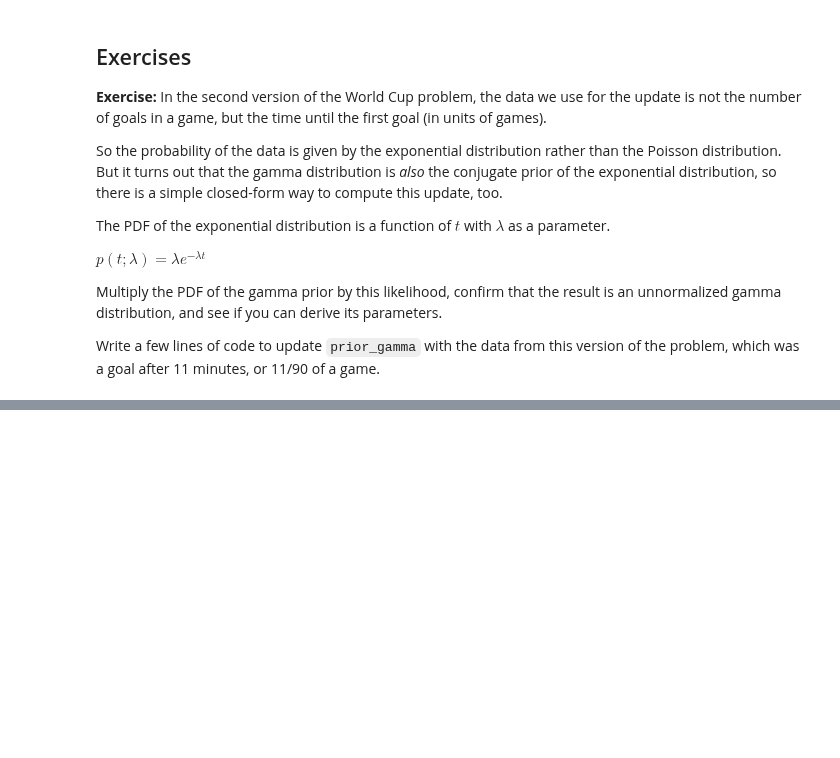
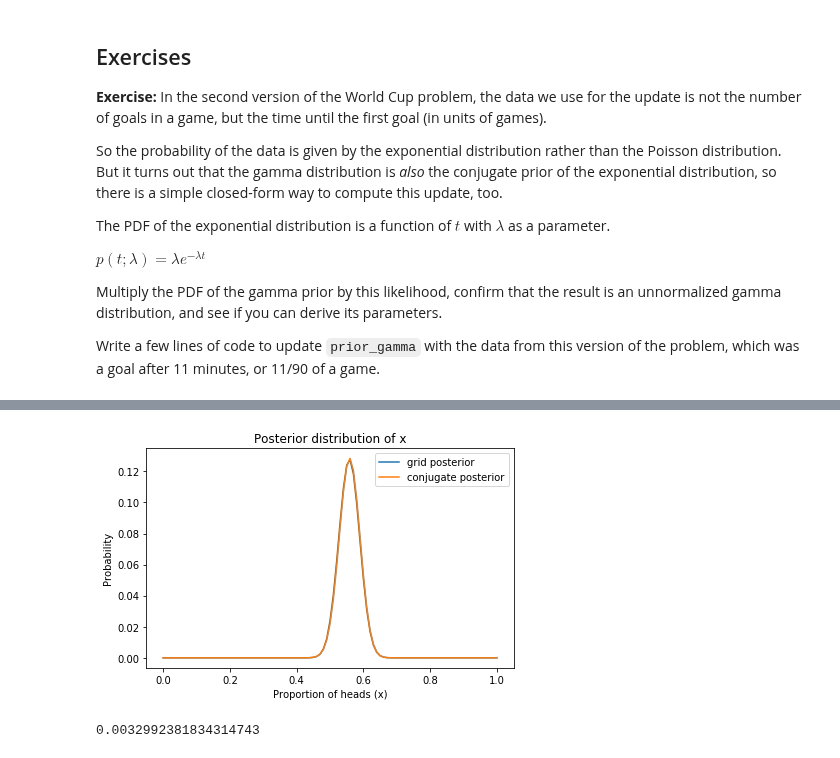
Before and after one commit to AllenDowney/ThinkBayes2, a Jupyter notebook: code/soln/chap17soln.ipynb, the cells around one changed output, grey strips where cells are left out. Saved outputs shown, nothing was run; the diff lists cells and outputs as text; code cells hidden in the pictures; blank space fills up the shorter version.

```diff
--- a/code/soln/chap17soln.ipynb
+++ b/code/soln/chap17soln.ipynb
@@ -364,0 +424,6 @@ update_gamma(prior_gamma, data)
+# %%
+k, n = 140, 250
+likelihood = binom.pmf(k, n, xs)
+
+posterior = triangle * likelihood
+posterior.normalize()
@@ -364,0 +465,21 @@ update_gamma(prior_gamma, data)
+# %%
+# Solution
+
+posterior_conjugate = make_pmf(posterior_beta, xs)
+# %%
+# Solution
+
+posterior.plot(label='grid posterior')
+posterior_conjugate.plot(label='conjugate posterior')
+
+decorate(xlabel='Proportion of heads (x)',
+         ylabel='Probability',
+         title='Posterior distribution of x')
+# %% [output]
+[figure, added]
+# %%
+# Solution
+
+np.max(np.abs(posterior - posterior_conjugate))
+# %% [output]
+0.0032992381834314743
```
Also changed, not shown: parts of 50 cells of this notebook.
